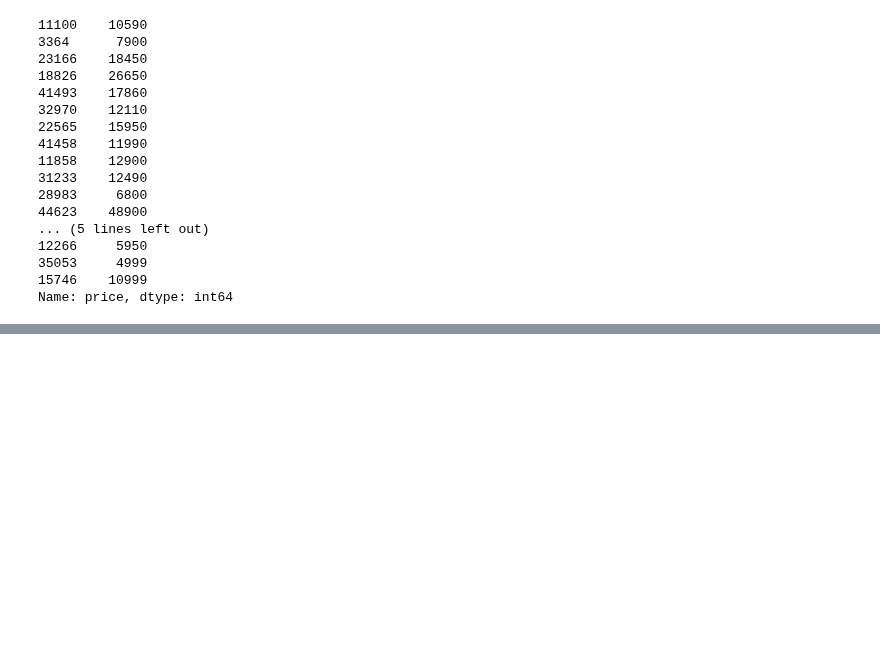
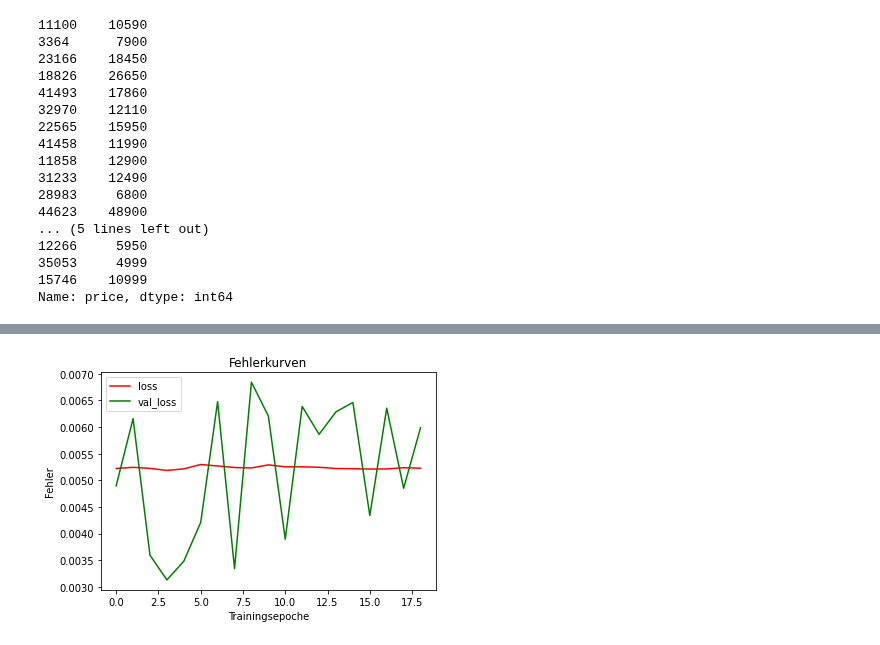
Before and after one commit to juebrauer/central, a Jupyter notebook: 018_einfuehrung_ml_autoverkaufspreise_vorhersagen/einfuehrung_ml_autoverkaufspreise_vorhersagen.ipynb, the cells around one changed output, grey strips where cells are left out. Cells and saved outputs as stored; diff of their text form; code cells hidden in the pictures; blank space fills up the shorter version.

```diff
--- a/018_einfuehrung_ml_autoverkaufspreise_vorhersagen/einfuehrung_ml_autoverkaufspreise_vorhersagen.ipynb
+++ b/018_einfuehrung_ml_autoverkaufspreise_vorhersagen/einfuehrung_ml_autoverkaufspreise_vorhersagen.ipynb
@@ -458,0 +638,3 @@ mittlerer_fehler
+# %%
+nr_inputs = x_train.shape[1]
+nr_inputs
@@ -458,0 +643,3 @@ mittlerer_fehler
+# %%
+nr_outputs = 1
+nr_outputs
@@ -458,0 +648,22 @@ mittlerer_fehler
+# %%
+from tensorflow import keras
+
+tf.keras.backend.clear_session()
+
+model = keras.Sequential()
+model.add(keras.layers.Dense(20,
+                             activation="relu",
+                             input_shape=(nr_inputs,),
+                             name="HiddenLayer1"))
+model.add(keras.layers.Dense(10,
+                             activation="relu",
+                             name="HiddenLayer2"))
+model.add(keras.layers.Dense(nr_outputs,
+                             activation="linear",
+                             name="OutputLayer"))
+
+
+model.compile(optimizer='sgd',
+              loss=keras.losses.MeanAbsoluteError())
+
+model.summary()
@@ -458,0 +686,5 @@ mittlerer_fehler
+# %%
+history = model.fit(x_train_scaled,
+                    y_train_scaled,
+                    validation_split=0.1,
+                    epochs=20)
@@ -458,0 +722,13 @@ mittlerer_fehler
+# %%
+import matplotlib.pyplot as plt
+y1 = history.history["loss"][1:]
+y2 = history.history["val_loss"][1:]
+plt.plot(y1, color="red", label="loss")
+plt.plot(y2, color="green", label="val_loss")
+plt.xlabel("Trainingsepoche")
+plt.ylabel("Fehler")
+plt.title("Fehlerkurven")
+plt.legend()
+plt.show()
+# %% [output]
+[figure, added]
```
Also changed, not shown: parts of 61 cells of this notebook.
